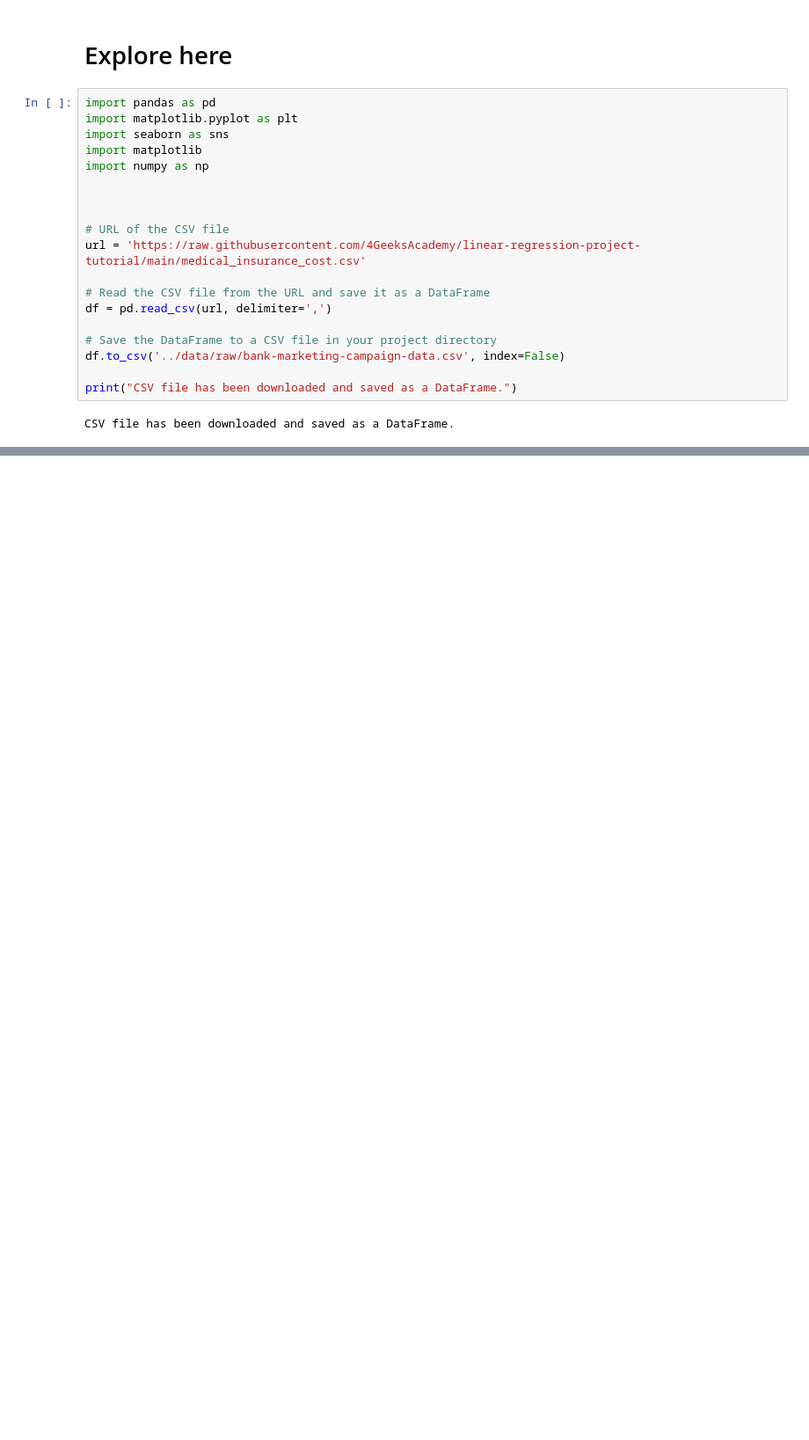
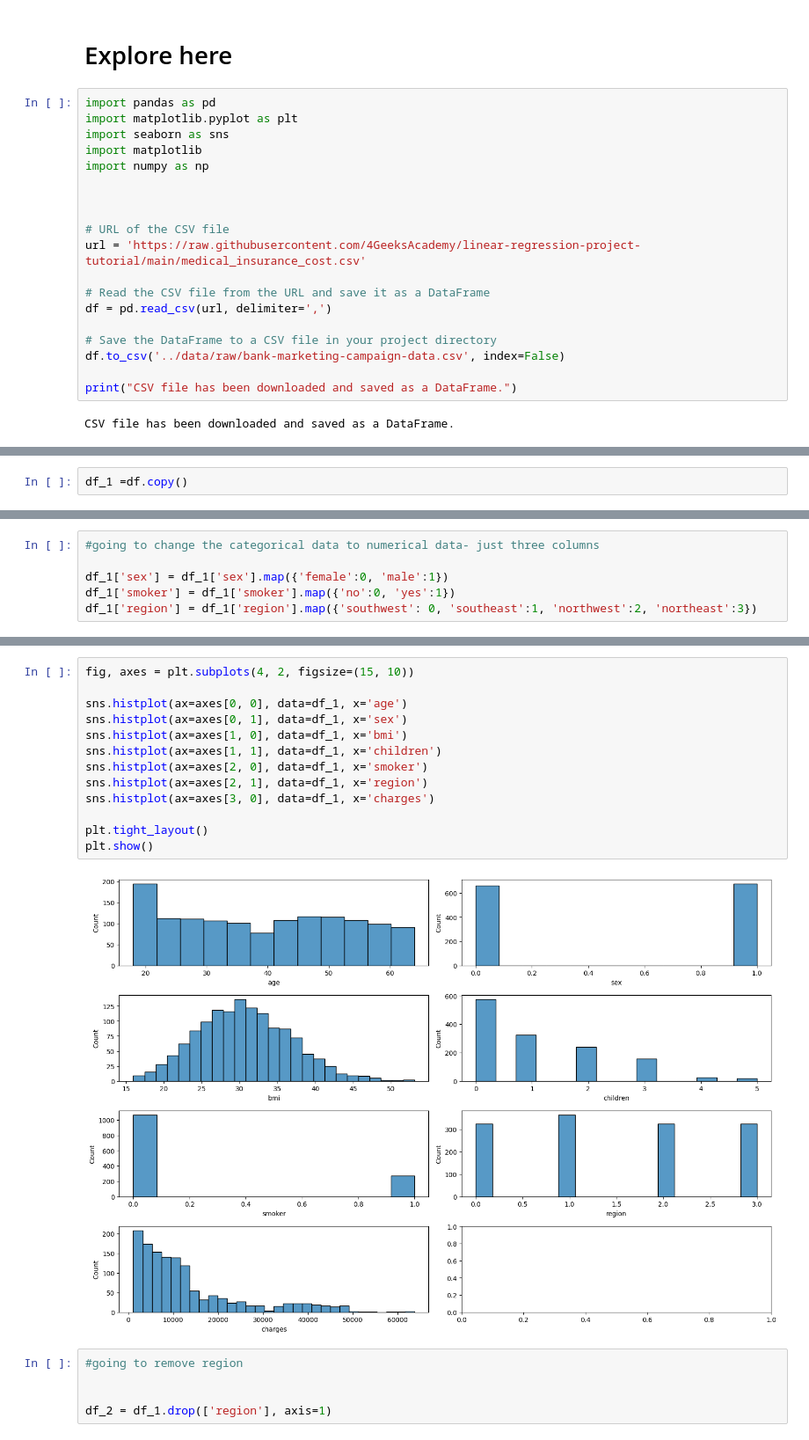
Before and after one commit to drtclem/Linear_Regression_Project, a Jupyter notebook: src/explore.ipynb, the cells around one changed output, grey strips where cells are left out. Shown at 88% size. Cells and saved outputs as stored; diff of their text form; blank space fills up the shorter version.

```diff
--- a/src/explore.ipynb
+++ b/src/explore.ipynb
@@ -32,0 +66,2 @@ df.head()
+# %%
+df_1 =df.copy()
@@ -32,0 +77,6 @@ df.head()
+# %%
+#going to change the categorical data to numerical data- just three columns
+
+df_1['sex'] = df_1['sex'].map({'female':0, 'male':1})
+df_1['smoker'] = df_1['smoker'].map({'no':0, 'yes':1})
+df_1['region'] = df_1['region'].map({'southwest': 0, 'southeast':1, 'northwest':2, 'northeast':3})
@@ -32,0 +92,20 @@ df.head()
+# %%
+fig, axes = plt.subplots(4, 2, figsize=(15, 10))
+
+sns.histplot(ax=axes[0, 0], data=df_1, x='age')
+sns.histplot(ax=axes[0, 1], data=df_1, x='sex')
+sns.histplot(ax=axes[1, 0], data=df_1, x='bmi')
+sns.histplot(ax=axes[1, 1], data=df_1, x='children')
+sns.histplot(ax=axes[2, 0], data=df_1, x='smoker')
+sns.histplot(ax=axes[2, 1], data=df_1, x='region')
+sns.histplot(ax=axes[3, 0], data=df_1, x='charges')
+
+plt.tight_layout()
+plt.show()
+# %% [output]
+[figure, added]
+# %%
+#going to remove region
+
+
+df_2 = df_1.drop(['region'], axis=1)
```
Also changed, not shown: parts of 15 cells of this notebook.
